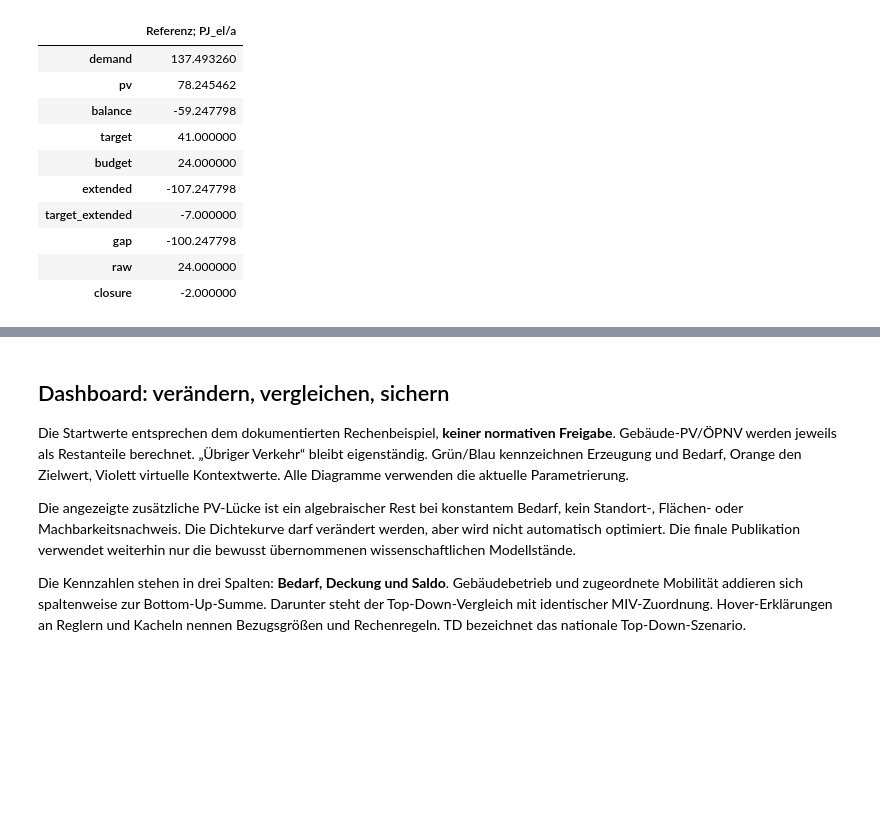
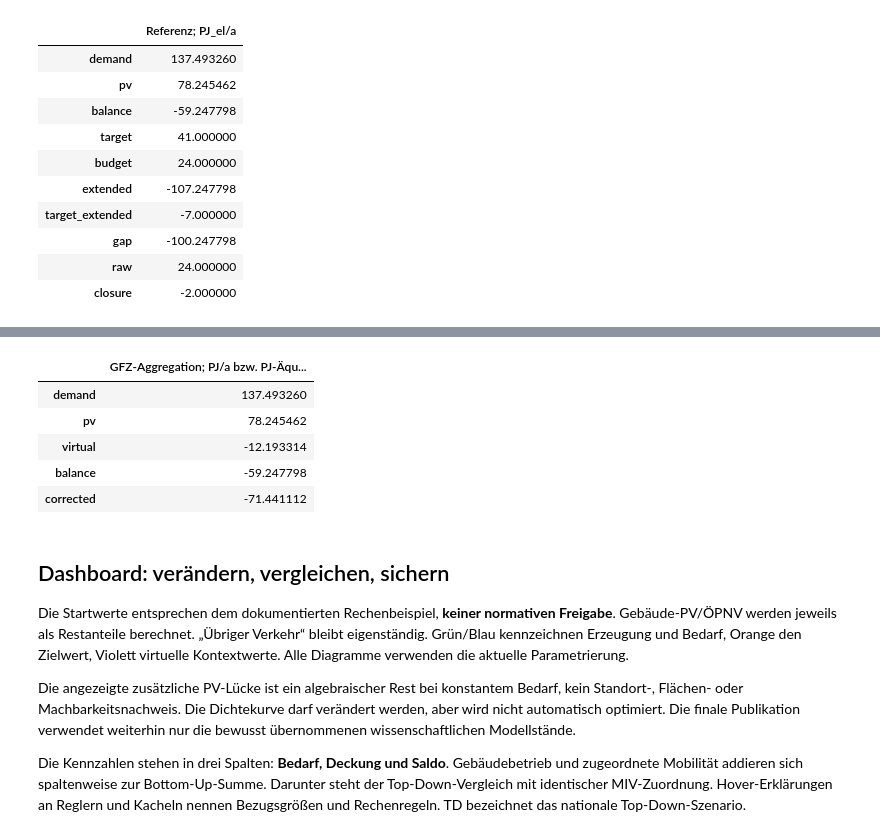
Before and after one commit to simonschaluppe/peq-higrube, a Jupyter notebook: Berechnungen/gebaeudesektormodell/Internes_Kalibrierungsdashboard.ipynb, the cells around one changed output, grey strips where cells are left out. Drawn from its saved outputs; the diff is of its cells as text; code cells hidden in the pictures; blank space fills up the shorter version.

Commit message:
Add selective GFZ density calibration with physical balance comparison

```diff
--- a/Berechnungen/gebaeudesektormodell/Internes_Kalibrierungsdashboard.ipynb
+++ b/Berechnungen/gebaeudesektormodell/Internes_Kalibrierungsdashboard.ipynb
@@ -246,3 +258,41 @@ payload=dict(defaults=DEFAULT,reference=reference,g=g,d=d,residual=residual,
+# %%
+# Gemeinsame GFZ-/Nutzungsverteilung bedingt auf die geometrische Klasse.
+# Nutzung und GFZ werden gemeinsam gewichtet; keine gleichmäßige Aufteilung.
+use_bins=joined.groupby(['Geometrie','GWR_Nutzung','GFZ'],as_index=False).zugeordnete_BGF.sum()
+use_bins['s']=use_bins.zugeordnete_BGF/use_bins.groupby('Geometrie').zugeordnete_BGF.transform('sum')
+np.testing.assert_allclose(use_bins.groupby('Geometrie').s.sum(),1)
+parts=active.Archetype.str.split('|',regex=False)
+active['default_selected']=parts.str[1].eq('Neu_30cm') & (parts.str[2].str.startswith('WP_') | parts.str[2].isin(['FW_erneu','Bio']))
+# Explizite PEQ-Kennzeichnung hat Vorrang vor dem transparenten Startvorschlag.
+explicit=active['Energetischer Standard'].fillna('').astype(str).str.fullmatch('PEQ',case=False)
+if explicit.any():
+    active['default_selected']=explicit
+    selection_note='Startauswahl: explizite Kennzeichnung PEQ in Energetischer Standard.'
+else:
+    selection_note='Startvorschlag: Neu_30cm mit Wärmepumpe, FW_erneu oder Bio. Energetischer Standard ist nicht als PEQ gekennzeichnet; diese Auswahl ist kein PEQ-Konformitätsnachweis.'
+selected_area=active.loc[active.default_selected].groupby('Geometrie').BGF.sum()
+allocation=use_bins.merge(geometry.reset_index(),on='Geometrie',validate='many_to_one')
+allocation['D_pj']=allocation.D*allocation.s*DEFAULT['ngf_bgf']*(1-DEFAULT['saving'])
+allocation['P_pj']=allocation.P*allocation.s*DEFAULT['ngf_bgf']*DEFAULT['pv_scale']
+allocation['selected_BGF']=allocation.Geometrie.map(selected_area).fillna(0)*allocation.s
+allocation['C_pj']=allocation.selected_BGF*(-np.minimum(DEFAULT['density_f_res']/(allocation.GFZ+DEFAULT['density_dx'])-DEFAULT['density_f_ed'],DEFAULT['density_cutoff']))*3.6e-9
+np.testing.assert_allclose([allocation.D_pj.sum(),allocation.P_pj.sum()],[reference['demand'],reference['pv']],rtol=1e-12)
+gfz_reference=dict(demand=allocation.D_pj.sum(),pv=allocation.P_pj.sum(),virtual=allocation.C_pj.sum(),balance=(allocation.P_pj-allocation.D_pj).sum(),corrected=(allocation.P_pj-allocation.D_pj+allocation.C_pj).sum())
+np.testing.assert_allclose(gfz_reference['balance'],reference['balance'])
+display(pd.DataFrame([gfz_reference],index=['GFZ-Aggregation; PJ/a bzw. PJ-Äquivalent/a']).T)
+sys.path.insert(0,str(ROOT))
+from styles.plotly_formatting import GFZ_USE_COLORS
+assert set(use_bins.GWR_Nutzung).issubset(GFZ_USE_COLORS), "Nutzungsfarbe fehlt"
+payload.update(types=active[['Archetype','Geometrie','BGF','D','P','default_selected']].to_dict('records'),
+               use_bins=use_bins[['Geometrie','GWR_Nutzung','GFZ','s']].to_dict('records'),
+               use_colors=GFZ_USE_COLORS,selection_note=selection_note,gfz_reference=gfz_reference)
+# %% [output]
+|  | GFZ-Aggregation; PJ/a bzw. PJ-Äqu... |
+| demand | 137.493260 |
+| pv | 78.245462 |
+| virtual | -12.193314 |
+| balance | -59.247798 |
+| corrected | -71.441112 |
 # %% [markdown]
 ## Dashboard: verändern, vergleichen, sichern
 
```
Also changed, not shown: parts of 2 cells of this notebook, 4 other files.
